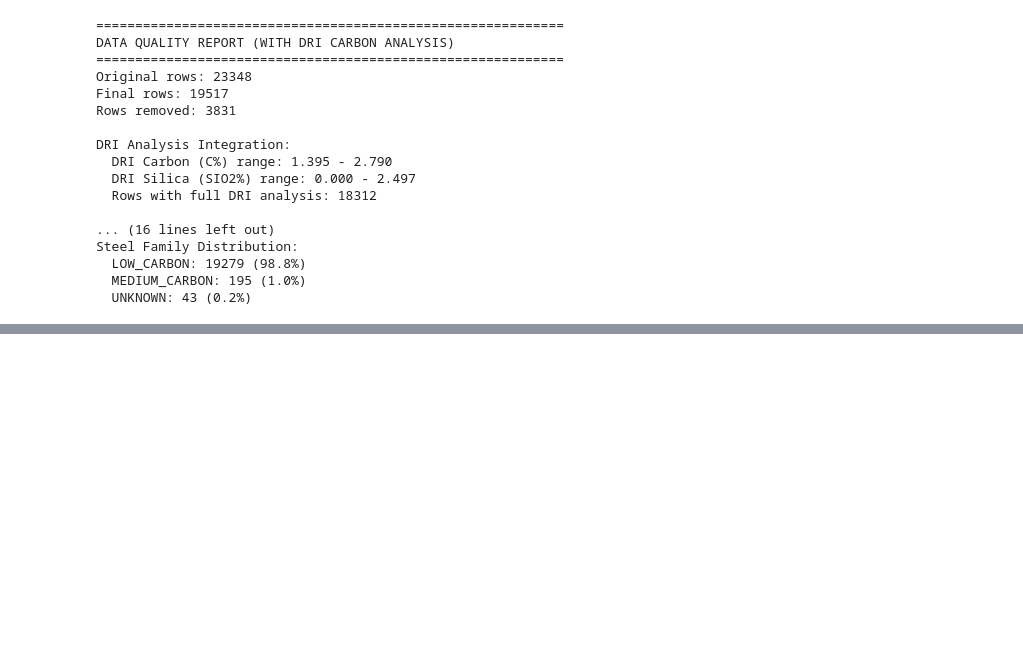
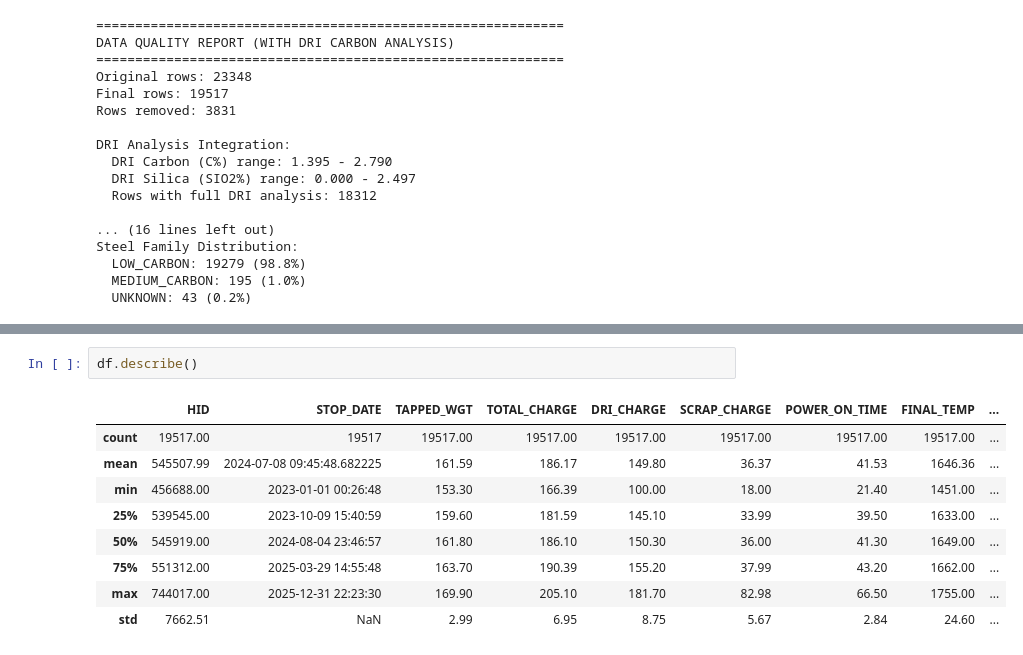
Before and after one commit to sanad-code/udacity-aimaster-capstone-ai-programming-foundations-project, a Jupyter notebook: data-workflow/data_workflow.ipynb, the cells around one changed output, grey strips where cells are left out. Drawn from its saved outputs; the diff is of its cells as text; blank space fills up the shorter version.

```diff
--- a/data-workflow/data_workflow.ipynb
+++ b/data-workflow/data_workflow.ipynb
@@ -766,0 +792,12 @@ Steel Family Distribution:
+# %%
+df.describe()
+# %% [output]
+|  | HID | STOP_DATE | TAPPED_WGT | TOTAL_CHARGE | DRI_CHARGE | SCRAP_CHARGE | POWER_ON_TIME | FINAL_TEMP | ... |
+| count | 19517.00 | 19517 | 19517.00 | 19517.00 | 19517.00 | 19517.00 | 19517.00 | 19517.00 | ... |
+| mean | 545507.99 | 2024-07-08 09:45:48.682225 | 161.59 | 186.17 | 149.80 | 36.37 | 41.53 | 1646.36 | ... |
+| min | 456688.00 | 2023-01-01 00:26:48 | 153.30 | 166.39 | 100.00 | 18.00 | 21.40 | 1451.00 | ... |
+| 25% | 539545.00 | 2023-10-09 15:40:59 | 159.60 | 181.59 | 145.10 | 33.99 | 39.50 | 1633.00 | ... |
+| 50% | 545919.00 | 2024-08-04 23:46:57 | 161.80 | 186.10 | 150.30 | 36.00 | 41.30 | 1649.00 | ... |
+| 75% | 551312.00 | 2025-03-29 14:55:48 | 163.70 | 190.39 | 155.20 | 37.99 | 43.20 | 1662.00 | ... |
+| max | 744017.00 | 2025-12-31 22:23:30 | 169.90 | 205.10 | 181.70 | 82.98 | 66.50 | 1755.00 | ... |
+| std | 7662.51 | NaN | 2.99 | 6.95 | 8.75 | 5.67 | 2.84 | 24.60 | ... |
```
Also changed, not shown: parts of 20 cells of this notebook, 2 other files.
